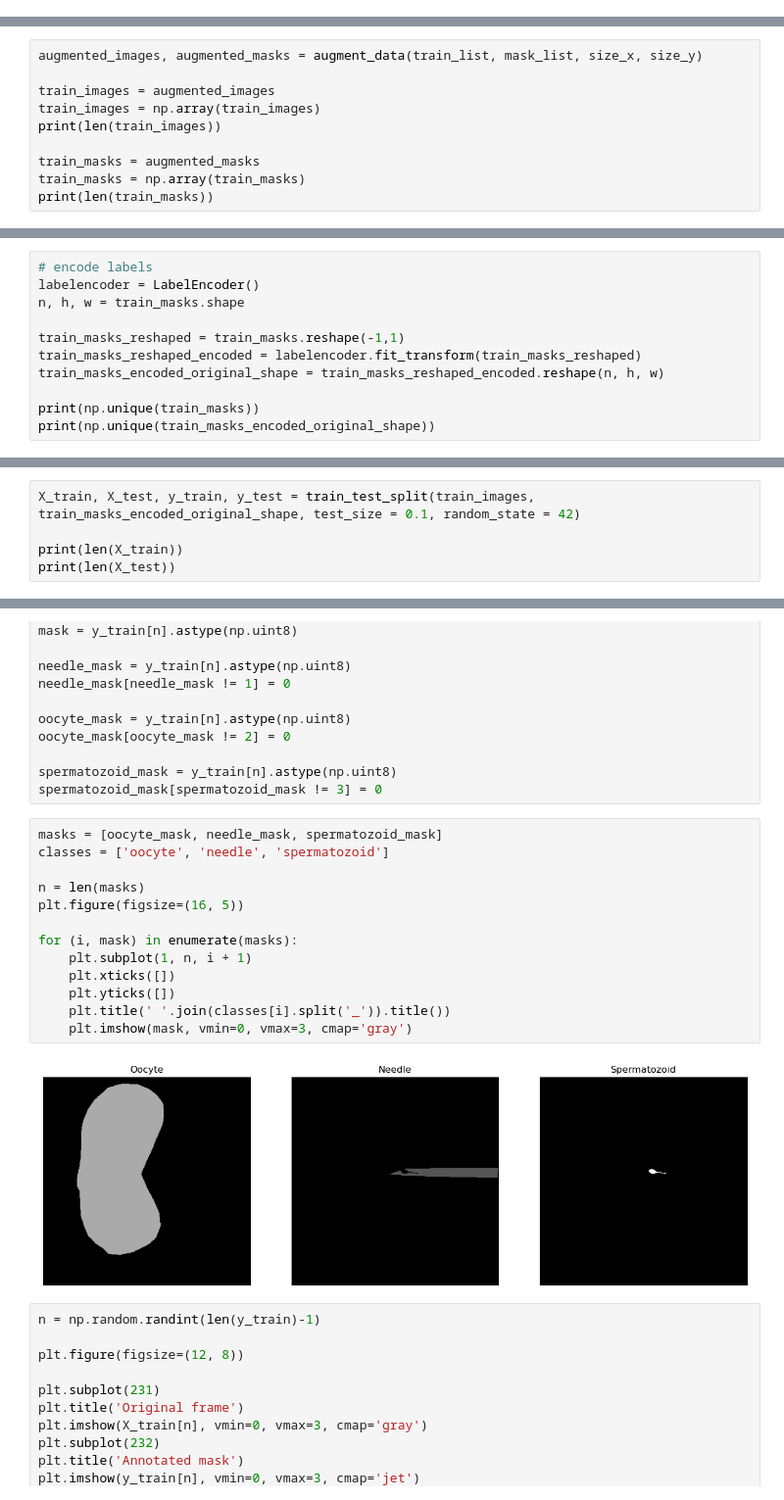
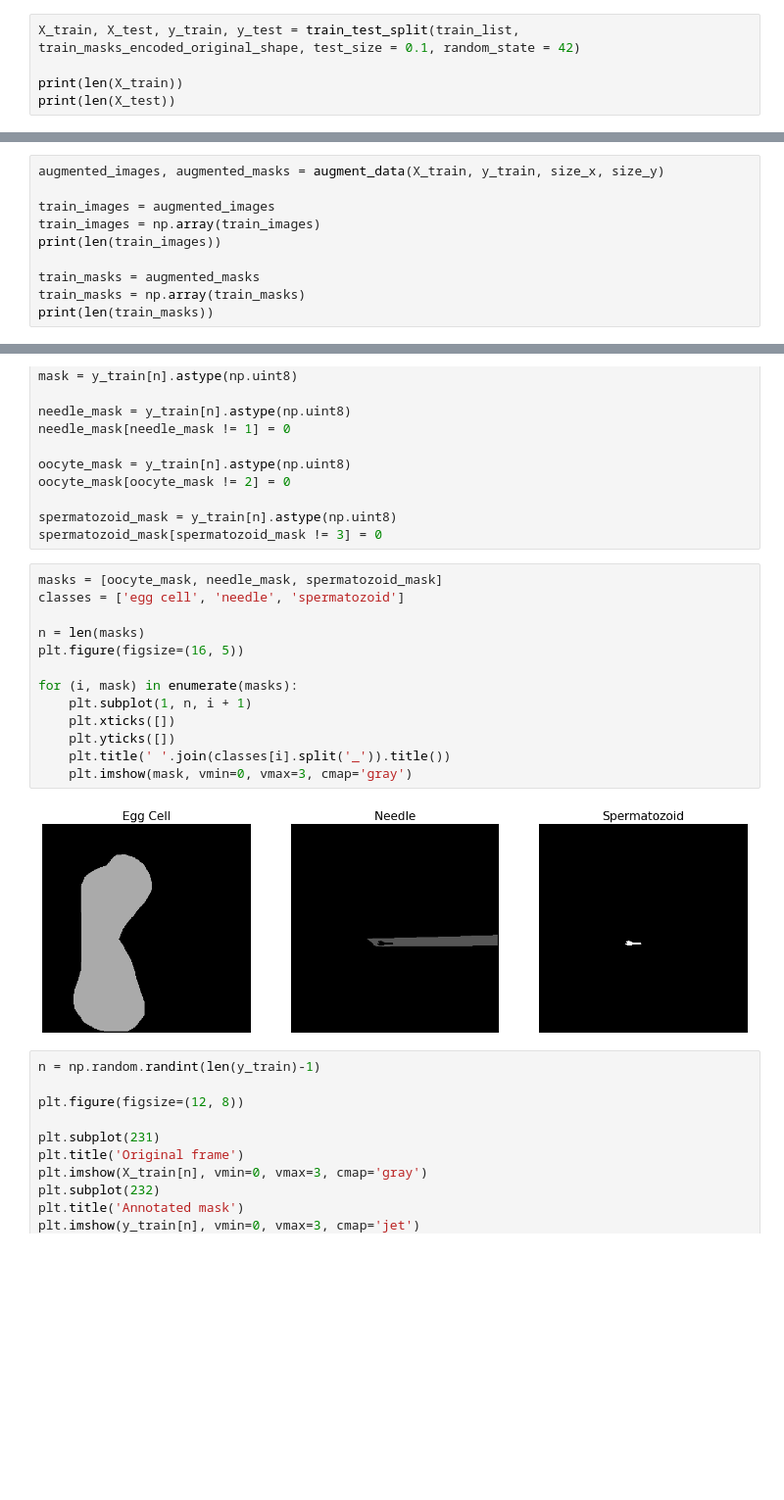
Before and after one commit to mdziegielewska/Diploma-Project, a Jupyter notebook: Semantic-Segmentation/visualization.ipynb, the cells around one changed output, grey strips where cells are left out. Shown at 98% size. Drawn from its saved outputs; the diff is of its cells as text; blank space fills up the shorter version.

```diff
--- a/Semantic-Segmentation/visualization.ipynb
+++ b/Semantic-Segmentation/visualization.ipynb
@@ -49,0 +69,5 @@ plt.show()
+# %%
+X_train, X_test, y_train, y_test = train_test_split(train_list, train_masks_encoded_original_shape, test_size = 0.1, random_state = 42)
+
+print(len(X_train))
+print(len(X_test))
@@ -50,7 +97,7 @@ plt.show()
 # %% [markdown]
 ### After augmentation
 # %%
-augmented_images, augmented_masks = augment_data(train_list, mask_list, size_x, size_y)
+augmented_images, augmented_masks = augment_data(X_train, y_train, size_x, size_y)
 
 train_images = augmented_images
 train_images = np.array(train_images)
@@ -65,11 +111,0 @@ print(len(train_masks))
-# %%
-# encode labels
-labelencoder = LabelEncoder()
-n, h, w = train_masks.shape
-
-train_masks_reshaped = train_masks.reshape(-1,1)
-train_masks_reshaped_encoded = labelencoder.fit_transform(train_masks_reshaped)
-train_masks_encoded_original_shape = train_masks_reshaped_encoded.reshape(n, h, w)
-
-print(np.unique(train_masks))
-print(np.unique(train_masks_encoded_original_shape))
@@ -79,5 +111,0 @@ print(np.unique(train_masks_encoded_original_shape))
-# %%
-X_train, X_test, y_train, y_test = train_test_split(train_images, train_masks_encoded_original_shape, test_size = 0.1, random_state = 42)
-
-print(len(X_train))
-print(len(X_test))
@@ -152,19 +177,19 @@ spermatozoid_mask = y_train[n].astype(np.uint8)
 spermatozoid_mask[spermatozoid_mask != 3] = 0
 # %%
 masks = [oocyte_mask, needle_mask, spermatozoid_mask]
-classes = ['oocyte', 'needle', 'spermatozoid']
+classes = ['egg cell', 'needle', 'spermatozoid']
 
 n = len(masks)
 plt.figure(figsize=(16, 5))
 
 for (i, mask) in enumerate(masks):
     plt.subplot(1, n, i + 1)
     plt.xticks([])
     plt.yticks([])
     plt.title(' '.join(classes[i].split('_')).title())
     plt.imshow(mask, vmin=0, vmax=3, cmap='gray')
 # %% [output]
-[figure, old version]
+[figure, new version]
 # %%
 n = np.random.randint(len(y_train)-1)
 
```
Also changed, not shown: parts of 13 cells of this notebook, 1 other file.
